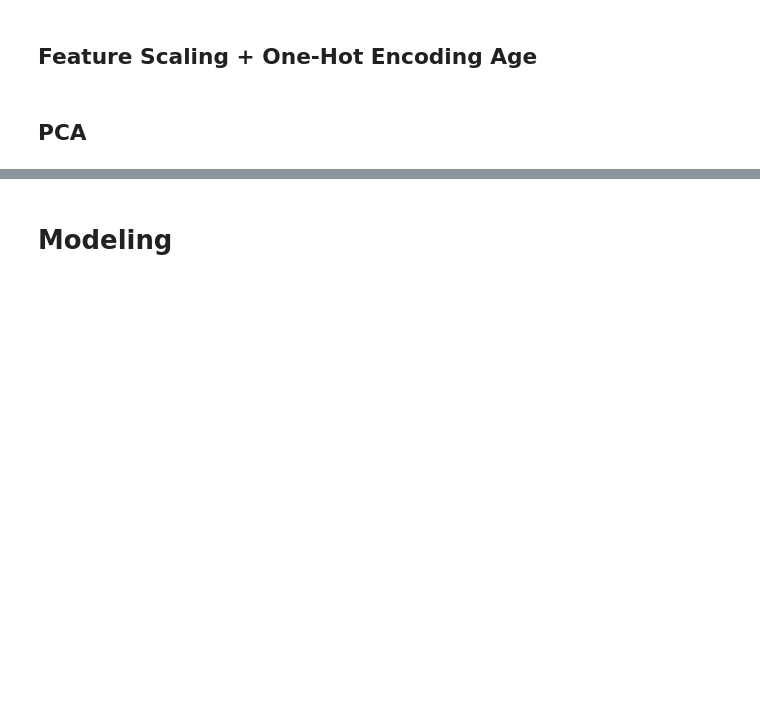
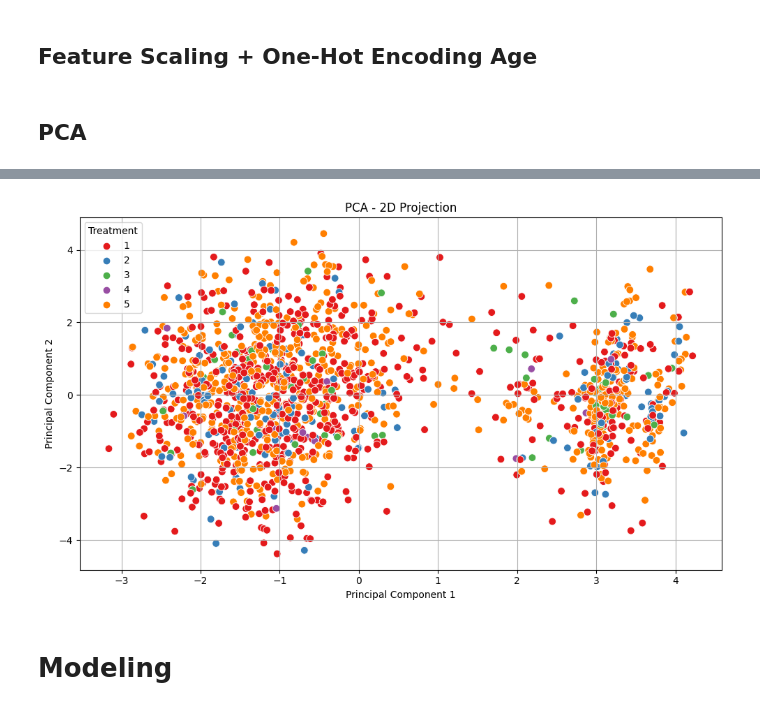
Before and after one commit to mard4/data-science, a Jupyter notebook: project/data_preprocessing.ipynb, the cells around one changed output, grey strips where cells are left out. Cells and saved outputs as stored; diff of their text form; code cells hidden in the pictures; blank space fills up the shorter version.

```diff
--- a/project/data_preprocessing.ipynb
+++ b/project/data_preprocessing.ipynb
@@ -425,8 +430,9 @@ array(['70-79', '50-59', '30-39', '>=80', '40-49', '20-29', '60-69',
 ### Per Logistic regression e PCA creiamo BINS per age
 
 # One-hot encode 'age' into multiple binary columns
-age_encoded = pd.get_dummies(df_new['age'], prefix='age')
-df_new = pd.concat([df_new.drop(columns='age'), age_encoded], axis=1)
+#age_encoded = pd.get_dummies(df_new['age'], prefix='age')
+# df_new = pd.concat([df_new.drop(columns='age'), age_encoded], axis=1)
+#features_final = df_new.drop(columns=['treatment'])
 # %%
 from sklearn.decomposition import PCA
 
@@ -474,3 +510,28 @@ print(top_features)
+# %%
+import matplotlib.pyplot as plt
+import seaborn as sns
+from sklearn.decomposition import PCA
+
+# Riduci a 2 componenti
+pca_2d = PCA(n_components=2)
+X_pca_2d = pca_2d.fit_transform(X_scaled)
+
+# Crea un DataFrame con i 2 PC
+pca_2d_df = pd.DataFrame(X_pca_2d, columns=['PC1', 'PC2'])
+pca_2d_df['treatment'] = df_new['treatment'].reset_index(drop=True)
+
+# Plot
+plt.figure(figsize=(10, 6))
+sns.scatterplot(data=pca_2d_df, x='PC1', y='PC2', hue='treatment', palette='Set1', s=60)
+plt.title('PCA - 2D Projection')
+plt.xlabel('Principal Component 1')
+plt.ylabel('Principal Component 2')
+plt.legend(title='Treatment')
+plt.grid(True)
+plt.tight_layout()
+plt.show()
+# %% [output]
+[figure, added]
 # %% [markdown]
 # Modeling
 # %% [markdown]
```
Also changed, not shown: parts of 10 cells of this notebook.
